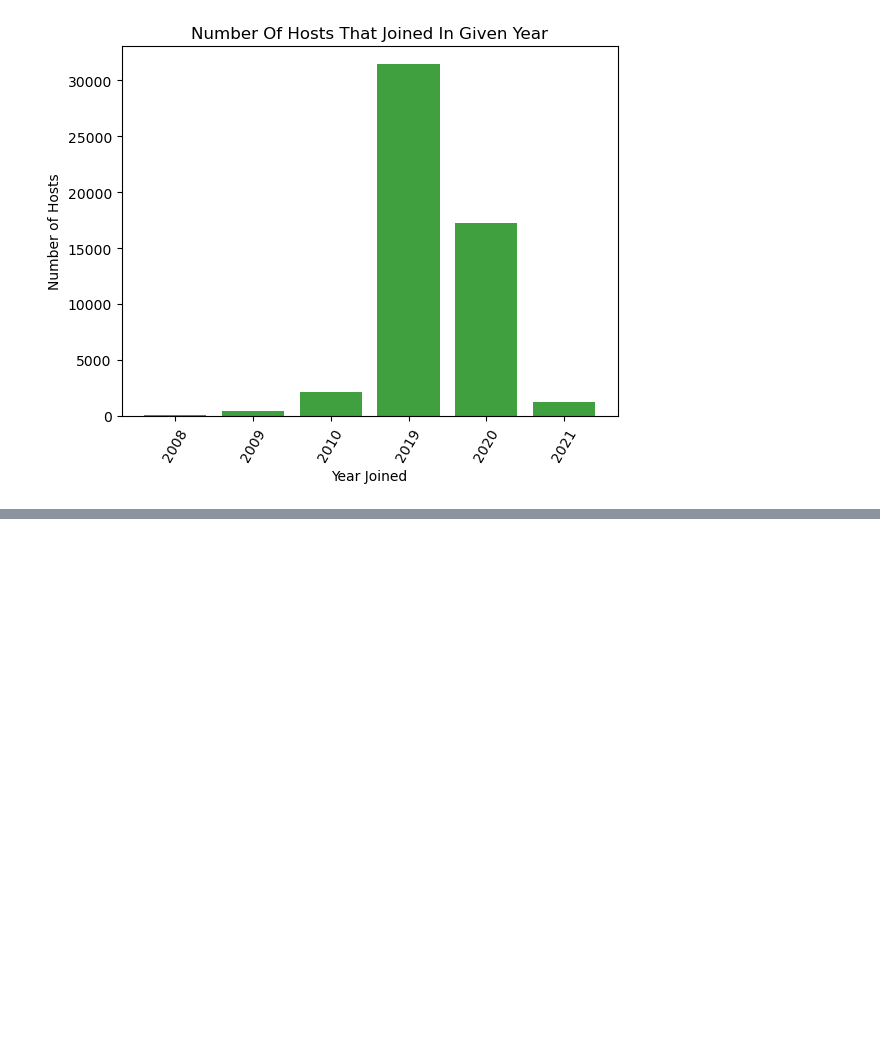
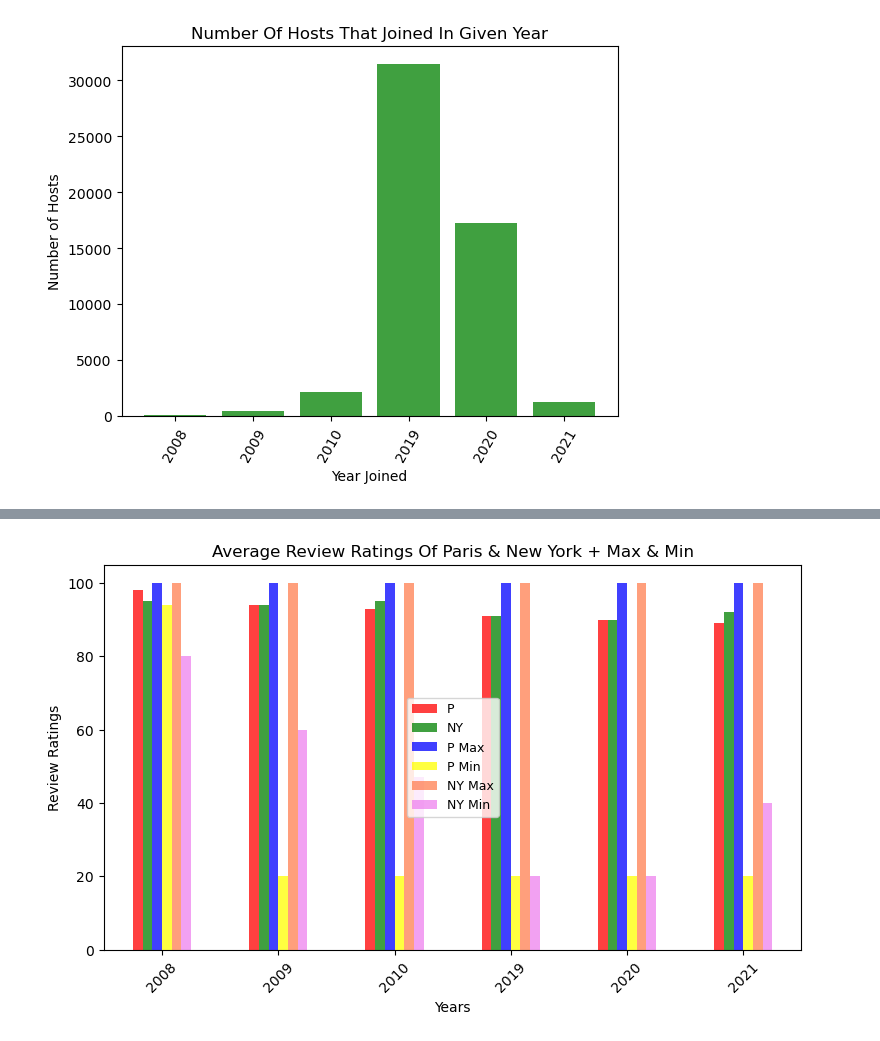
Before and after one commit to Sikebro/Project_1, a Jupyter notebook: Reviews.ipynb, the cells around one changed output, grey strips where cells are left out. Cells and saved outputs as stored; diff of their text form; code cells hidden in the pictures; blank space fills up the shorter version.

```diff
--- a/Reviews.ipynb
+++ b/Reviews.ipynb
@@ -156,0 +192,14 @@ KeyError: 'Column not found: Hong Kong'
+# %%
+#Max and Min of NewYork
+newyork_2008_max = newyork_2008["review_scores_rating"].max()
+newyork_2009_max = newyork_2009["review_scores_rating"].max()
+newyork_2010_max = newyork_2010["review_scores_rating"].max()
+newyork_2019_max = newyork_2019["review_scores_rating"].max()
+newyork_2020_max = newyork_2020["review_scores_rating"].max()
+newyork_2021_max = newyork_2021["review_scores_rating"].max()
+newyork_2008_min = newyork_2008["review_scores_rating"].min()
+newyork_2009_min = newyork_2009["review_scores_rating"].min()
+newyork_2010_min = newyork_2010["review_scores_rating"].min()
+newyork_2019_min = newyork_2019["review_scores_rating"].min()
+newyork_2020_min = newyork_2020["review_scores_rating"].min()
+newyork_2021_min = newyork_2021["review_scores_rating"].min()
@@ -156,0 +225,22 @@ KeyError: 'Column not found: Hong Kong'
+# %%
+paris = [paris_2008_avg,paris_2009_avg,paris_2010_avg,paris_2019_avg,paris_2020_avg,paris_2021_avg]
+newyork = [newyork_2008_avg,newyork_2009_avg,newyork_2010_avg,newyork_2019_avg,newyork_2020_avg,newyork_2021_avg]
+paris_max = [paris_2008_max,paris_2009_max,paris_2010_max,paris_2019_max,paris_2020_max,paris_2021_max]
+paris_min = [paris_2008_min,paris_2009_min,paris_2010_min,paris_2019_min,paris_2020_min,paris_2021_min]
+newyork_max = [newyork_2008_max,newyork_2008_max,newyork_2008_max,newyork_2008_max,newyork_2008_max,newyork_2008_max]
+newyork_min = [newyork_2008_min,newyork_2009_min,newyork_2010_min,newyork_2019_min,newyork_2020_min,newyork_2021_min]
+
+index = ['2008','2009','2010','2019','2020','2021']
+
+df = pd.DataFrame({'Paris': paris,'New York': newyork,
+                   'P Max': paris_max, 'P Min': paris_min,
+                   'NY Max': newyork_max, 'NY Min': newyork_min}, index = index)
+
+graph = df.plot.bar(rot = 45, color ={"Paris" : "red", "New York": "green", "P Max": "blue", "P Min": "yellow", "NY Max": "coral", "NY Min": "violet"}, alpha = .75, figsize = (9,5))
+plt.title("Average Review Ratings Of Paris & New York + Max & Min")
+plt.xlabel("Years")
+plt.ylabel("Review Ratings")
+plt.legend(["P", "NY", "P Max","P Min","NY Max","NY Min"],loc = 'center', fontsize = 9)
+plt.show()
+# %% [output]
+[figure, added]
```
Also changed, not shown: parts of 5 cells of this notebook, 1 other file.
